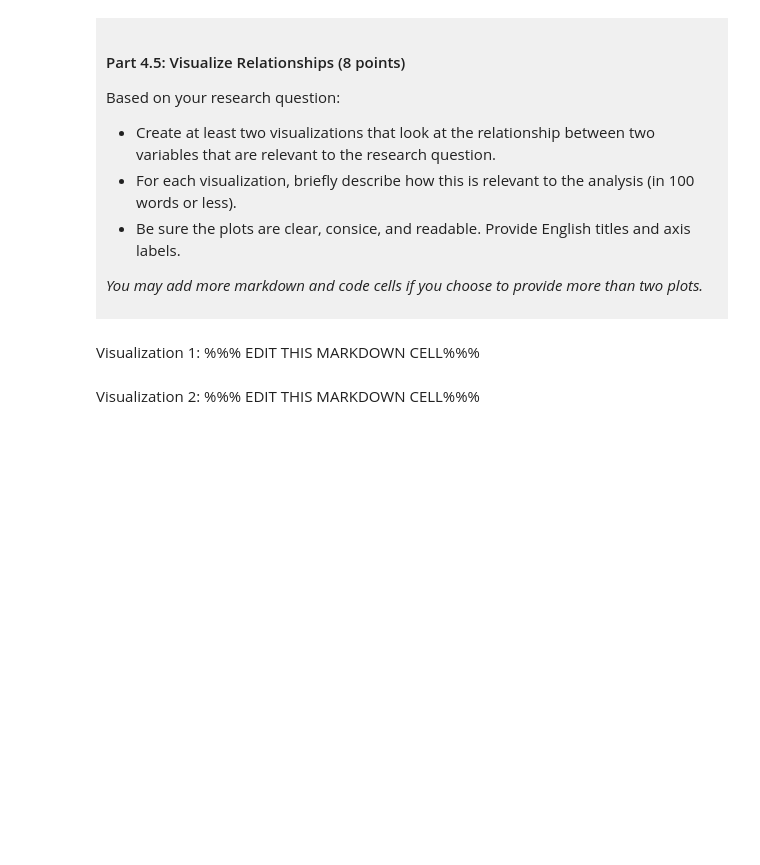
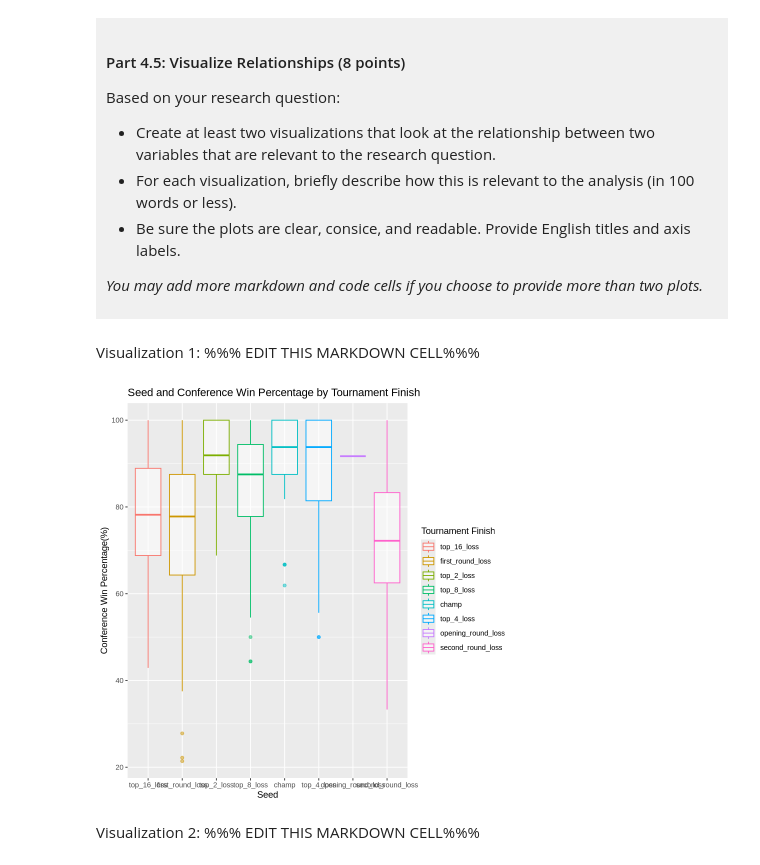
Before and after one commit to bettyzou/dsci-100-project-zihui-zou, a Jupyter notebook: dsci-100-project-notebook.ipynb, the cells around one changed output. Saved outputs shown, nothing was run; the diff lists cells and outputs as text; code cells hidden in the pictures; blank space fills up the shorter version.

```diff
--- a/dsci-100-project-notebook.ipynb
+++ b/dsci-100-project-notebook.ipynb
@@ -313,6 +392,17 @@ Based on your research question:
 Visualization 1: %%% EDIT THIS MARKDOWN CELL%%%
 # %%
 ### EDIT THIS CODE CELL FOR VISUALIZATION 1###
+ggplot(basketball_tidy,
+       aes(x = tourney_finish, y = conf_wins_pct, color = tourney_finish)) +
+    geom_boxplot(alpha = 0.5, na.rm = TRUE) +
+    labs(
+        title = "Seed and Conference Win Percentage by Tournament Finish",
+        x = "Seed",
+        y = "Conference Win Percentage(%)",
+        color = "Tournament Finish"
+    )
+# %% [output]
+[figure, added]
 # %% [markdown]
 Visualization 2: %%% EDIT THIS MARKDOWN CELL%%%
 # %%
```
Also changed, not shown: parts of 8 cells of this notebook.
